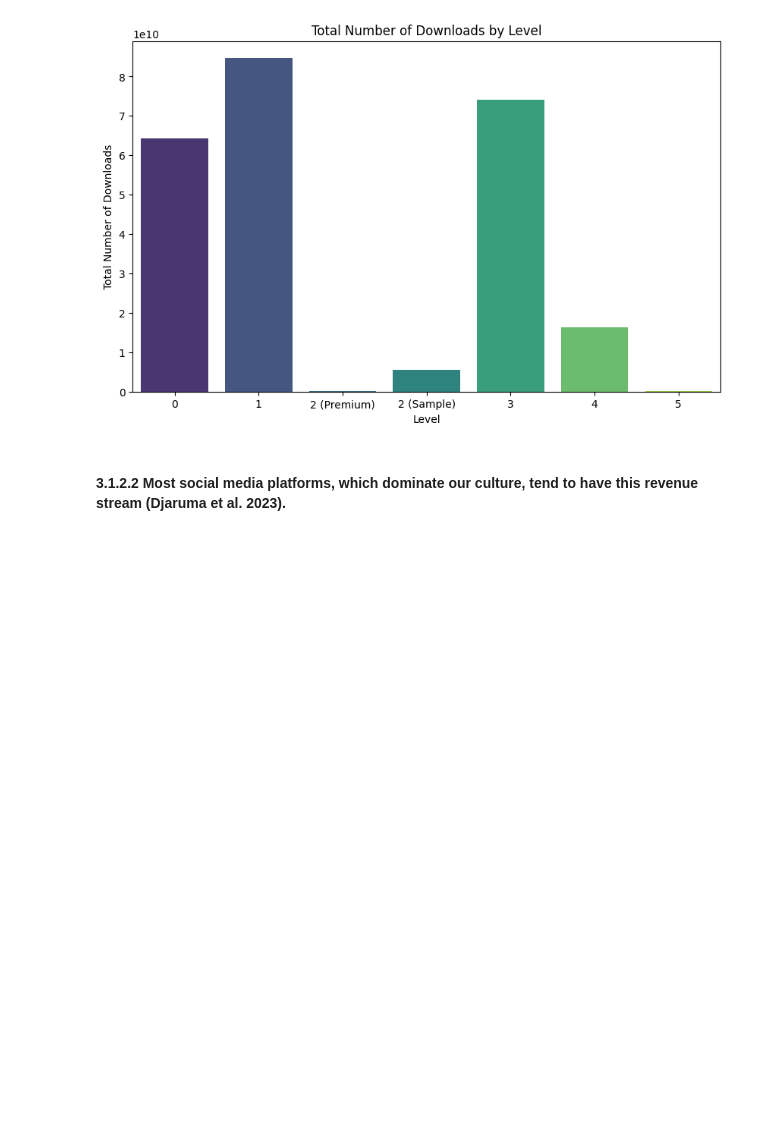
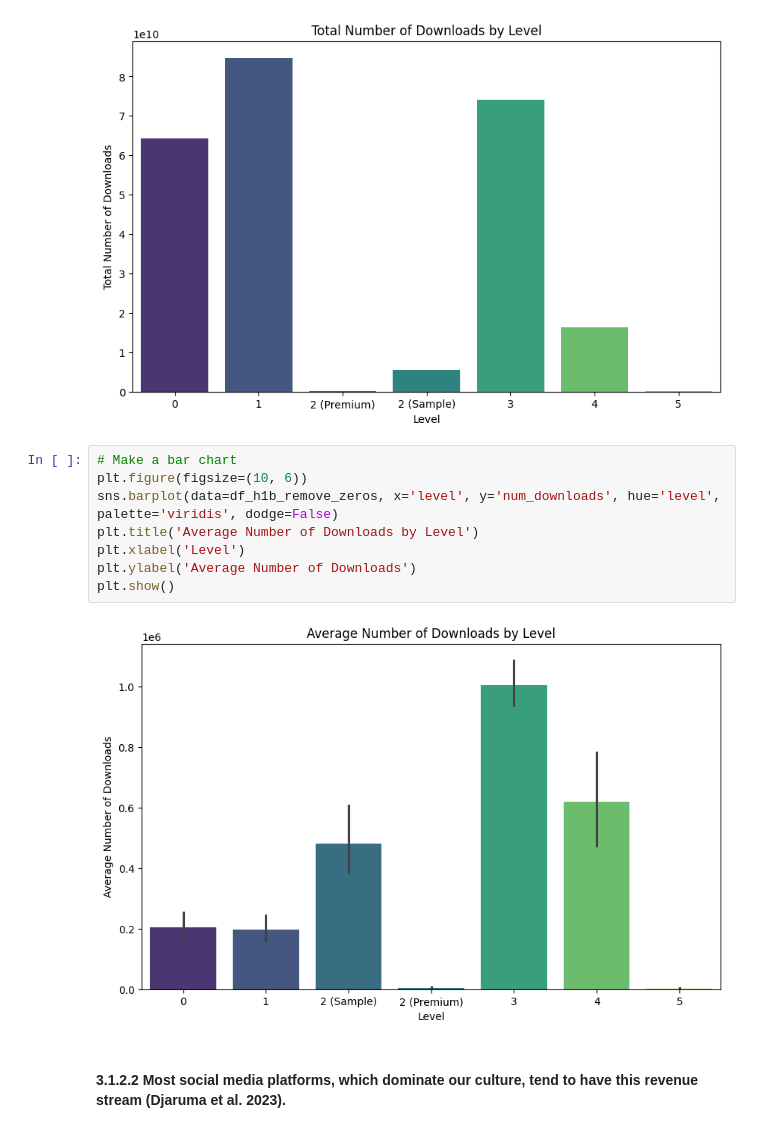
Before and after one commit to kevinmout/SBM, a Jupyter notebook: EDA.ipynb, the cells around one changed output. Saved outputs shown, nothing was run; the diff lists cells and outputs as text; blank space fills up the shorter version.

```diff
--- a/EDA.ipynb
+++ b/EDA.ipynb
@@ -775,6 +820,16 @@ plt.ylabel('Total Number of Downloads')
 plt.show()
 # %% [output]
 [figure]
+# %%
+# Make a bar chart
+plt.figure(figsize=(10, 6))
+sns.barplot(data=df_h1b_remove_zeros, x='level', y='num_downloads', hue='level', palette='viridis', dodge=False)
+plt.title('Average Number of Downloads by Level')
+plt.xlabel('Level')
+plt.ylabel('Average Number of Downloads')
+plt.show()
+# %% [output]
+[figure, added]
 # %% [markdown]
 #### 3.1.2.2 Most social media platforms, which dominate our culture, tend to have this revenue stream (Djaruma et al. 2023).
 # %%
```
Also changed, not shown: parts of 16 cells of this notebook, 8 other files.
